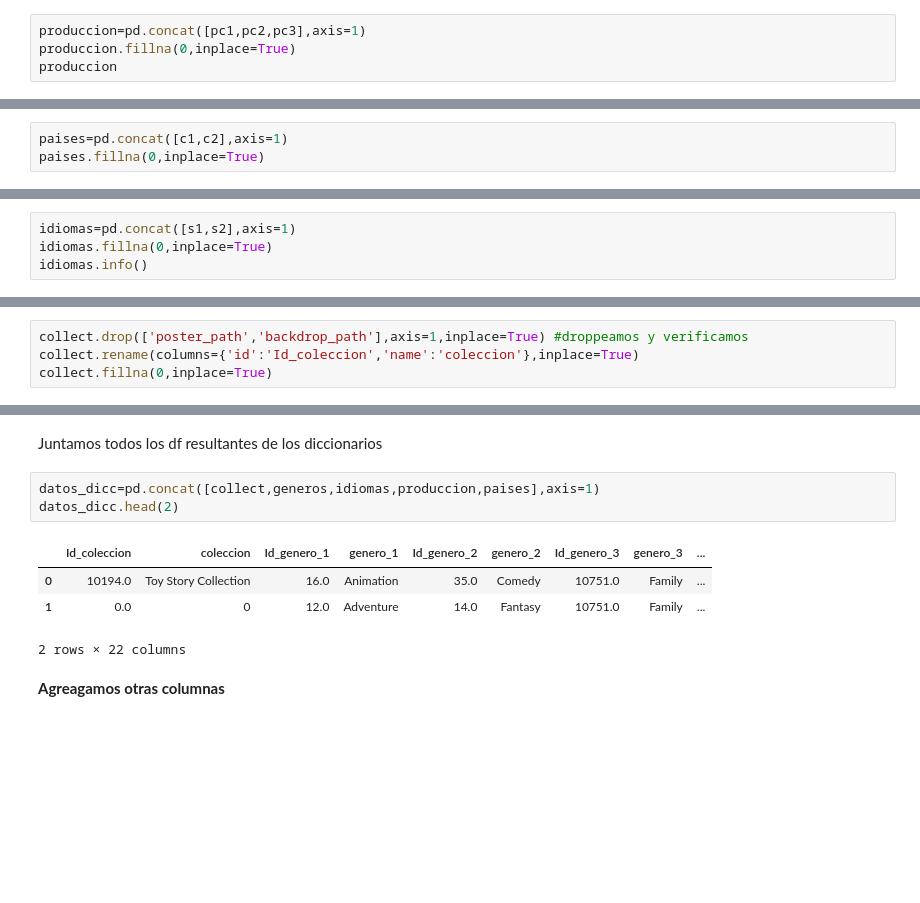
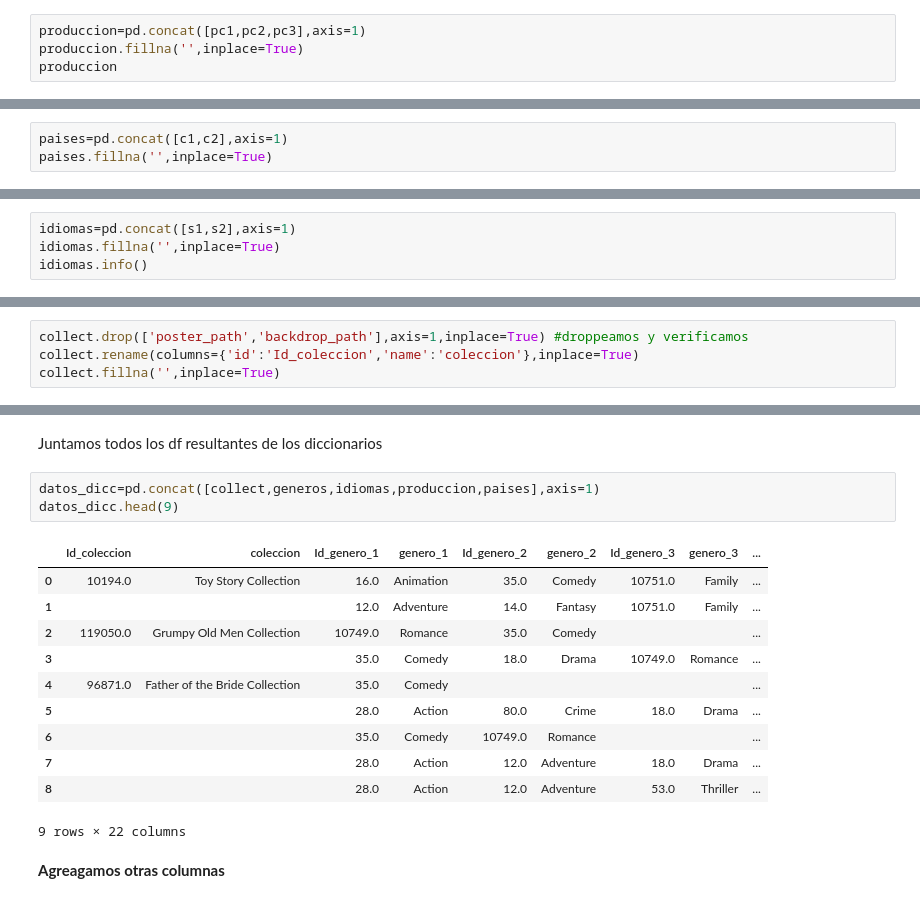
Before and after one commit to FSanchezB/Proyecto-Individual-1-1ML, a Jupyter notebook: Notebooks/Transformaciones_movies.ipynb, the cells around one changed output, grey strips where cells are left out. Cells and saved outputs as stored; diff of their text form; blank space fills up the shorter version.

```diff
--- a/Notebooks/Transformaciones_movies.ipynb
+++ b/Notebooks/Transformaciones_movies.ipynb
@@ -479,7 +479,7 @@ pc3
 45376 rows × 2 columns
 # %%
 produccion=pd.concat([pc1,pc2,pc3],axis=1)
-produccion.fillna(0,inplace=True)
+produccion.fillna('',inplace=True)
 produccion
 # %% [output]
 |  | produccion_1 | Id_produccion_1 | produccion_2 | Id_produccion_2 | produccion_3 | Id_produccion_3 |
@@ -575,4 +575,4 @@ c2
 45376 rows × 2 columns
 # %%
 paises=pd.concat([c1,c2],axis=1)
-paises.fillna(0,inplace=True)
+paises.fillna('',inplace=True)
@@ -656,7 +670,7 @@ s2
 45376 rows × 2 columns
 # %%
 idiomas=pd.concat([s1,s2],axis=1)
-idiomas.fillna(0,inplace=True)
+idiomas.fillna('',inplace=True)
 idiomas.info()
 # %% [output]
 <class 'pandas.core.frame.DataFrame'>
@@ -693,4 +707,4 @@ collect #vemos las columnas poster_path y backdrop_path y no sirven para recomen
 # %%
 collect.drop(['poster_path','backdrop_path'],axis=1,inplace=True) #droppeamos y verificamos
 collect.rename(columns={'id':'Id_coleccion','name':'coleccion'},inplace=True)
-collect.fillna(0,inplace=True)
+collect.fillna('',inplace=True)
@@ -698,12 +724,19 @@ collect.fillna(0,inplace=True)
 Juntamos todos los df resultantes de los diccionarios
 # %%
 datos_dicc=pd.concat([collect,generos,idiomas,produccion,paises],axis=1)
-datos_dicc.head(2)
+datos_dicc.head(9)
 # %% [output]
 |  | Id_coleccion | coleccion | Id_genero_1 | genero_1 | Id_genero_2 | genero_2 | Id_genero_3 | genero_3 | ... |
 | 0 | 10194.0 | Toy Story Collection | 16.0 | Animation | 35.0 | Comedy | 10751.0 | Family | ... |
-| 1 | 0.0 | 0 | 12.0 | Adventure | 14.0 | Fantasy | 10751.0 | Family | ... |
+| 1 |  |  | 12.0 | Adventure | 14.0 | Fantasy | 10751.0 | Family | ... |
+| 2 | 119050.0 | Grumpy Old Men Collection | 10749.0 | Romance | 35.0 | Comedy |  |  | ... |
+| 3 |  |  | 35.0 | Comedy | 18.0 | Drama | 10749.0 | Romance | ... |
+| 4 | 96871.0 | Father of the Bride Collection | 35.0 | Comedy |  |  |  |  | ... |
+| 5 |  |  | 28.0 | Action | 80.0 | Crime | 18.0 | Drama | ... |
+| 6 |  |  | 35.0 | Comedy | 10749.0 | Romance |  |  | ... |
+| 7 |  |  | 28.0 | Action | 12.0 | Adventure | 18.0 | Drama | ... |
+| 8 |  |  | 28.0 | Action | 12.0 | Adventure | 53.0 | Thriller | ... |
-2 rows × 22 columns
+9 rows × 22 columns
 # %% [markdown]
 **Agreagamos otras columnas**
 # %%
```
Also changed, not shown: parts of 6 cells of this notebook, 5 other files.
